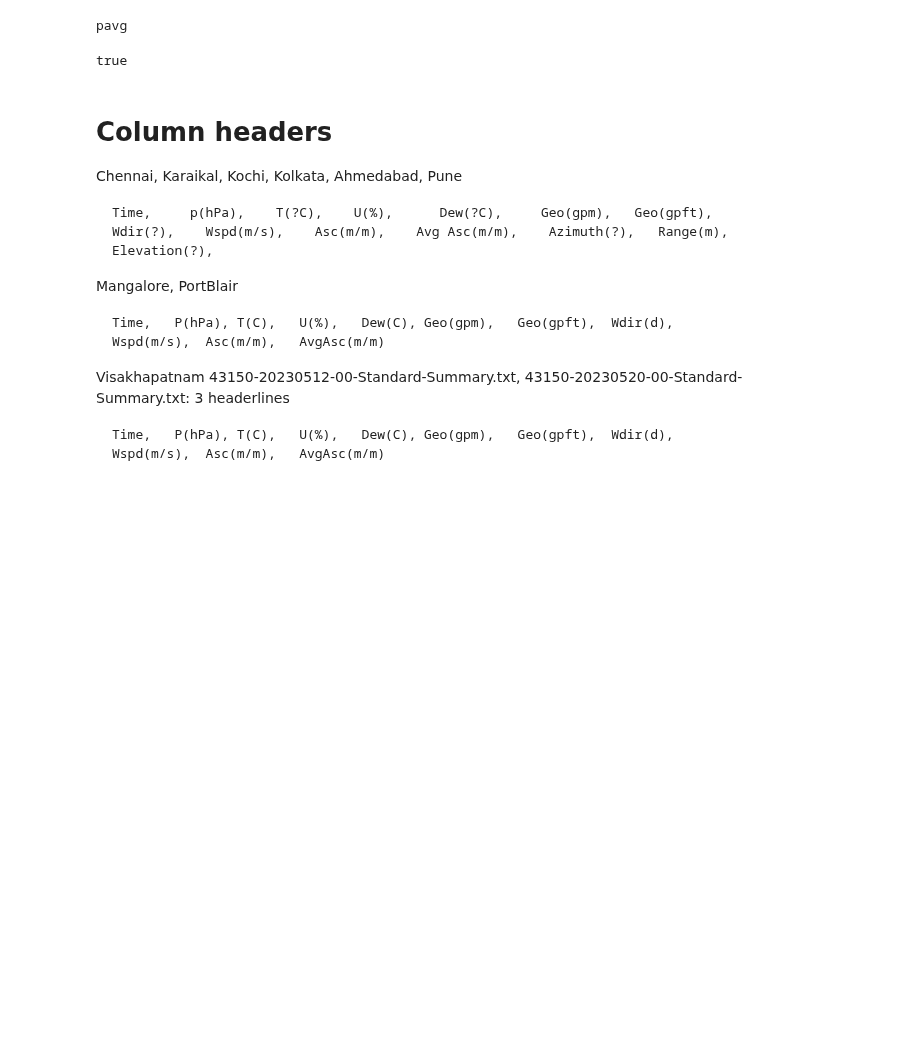
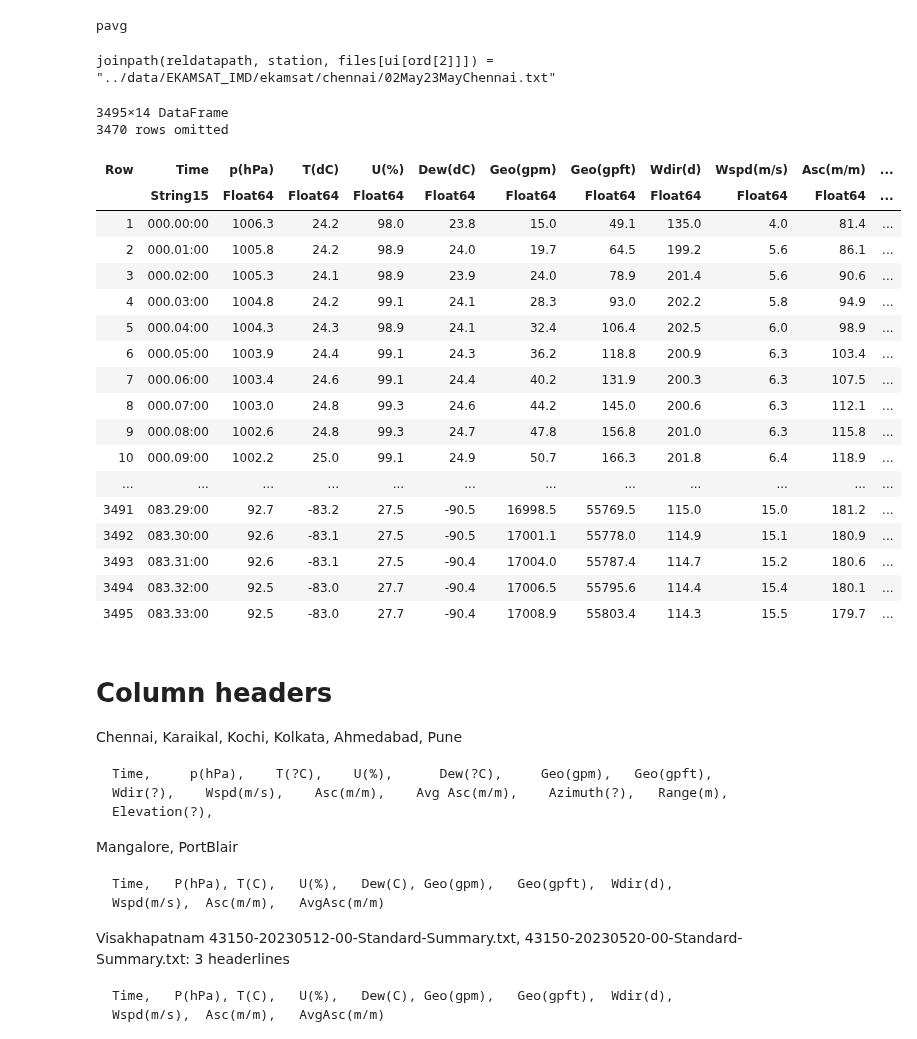
Before and after one commit to deszoeke/ASTRAL-soundings, a Jupyter notebook: src/read_imd_txt.ipynb, the cells around one changed output. Drawn from its saved outputs; the diff is of its cells as text; code cells hidden in the pictures; blank space fills up the shorter version.

Commit message:
now auto headerline detection skips through blank line

```diff
--- a/src/read_imd_txt.ipynb
+++ b/src/read_imd_txt.ipynb
@@ -151,45 +151,74 @@ pavg
 # %%
 # 1 file example
 
-station = lowercase("Ahmedabad")
+station = lowercase("Chennai") # Ahmedabad #2 is MISDA DUE TO SIGNAL FAILED
 files = soundingfiles(station)
 #filter(x -> occursin(r"(?i)(May|Standard).*(\.txt)$(?-i)",x), readdir(joinpath(reldatapath, station) ))
 
 # dt = imd_file_date(files[ui[ord[8]]])
 
 # deduplicate sounding times
 fdt = imd_file_date.(files)
 fdt12 = round.(fdt, Dates.Hour(12))
 ui = uniqueidx(fdt12)
 fdt[ui] # exact datetimes with duplicates removed
 ord = sortperm(fdt[ui]) # guarantees ascending order
 
 # reader functions
 
 
-"number of headerlines"
+"number of headerlines" # no longer needed
 function hdrs( station, file )
     # these visakhapatnam files have fewer headerlines
     bollox = ["43150-20230527-00-Standard-Summary.txt",
               ] # have 3 headerlines
-    alpha = "43150-20230605-00-Standard-Summary.txt" # files later than this have 3 headerlines
+    alpharng = ["43150-20230605-00-Standard-Summary.txt", "43150-20230609-00-Standard-Summary.txt"] # files later than this have 3 headerlines
     (station=="visakhapatnam" && file<alpha && !(file in bollox) ) ? 7 : 3
 end
 
-# single-character replacer
-# handles tabs and \u00b0 degree character °
+"single-character replacer handles tabs and \u00b0 degree character °"
 stripjunk(f) = IOBuffer(replace(read(f), UInt8('\t') => UInt8(' '), UInt16('\u00b0') => UInt8('d')) )
-function read_sonde( station, file; header=hdrs(station,file) )
-    CSV.read( stripjunk(file),
-        DataFrame, header=header, delim=",", stripwhitespace=true, ignorerepeated=true )
+
+"read the file and return a DataFrame"
+# function read_sonde( station, file; header=hdrs(station,file) )
+function read_sonde( file )
+    open( file, "r" ) do io
+        # skip header by reading up through a blank line
+        hdln = readline( io )
+        while !isempty(hdln)
+            hdln = readline( io )
+        end
+        CSV.read( stripjunk( io ),
+            DataFrame, delim=",", stripwhitespace=true, ignorerepeated=true ) # header=header
+    end
 end
 
 # test read
-df = read_sonde( station, joinpath(reldatapath, station, files[ui[ord[2]]]);
-                 header=( station=="visakhapatnam" ? 7 : 3 )      )
-isempty(df)
+@show joinpath(reldatapath, station, files[ui[ord[2]]])
+df = read_sonde( joinpath(reldatapath, station, files[ui[ord[2]]]) )
+df
 # %% [output]
-true
+joinpath(reldatapath, station, files[ui[ord[2]]]) = "../data/EKAMSAT_IMD/ekamsat/chennai/02May23MayChennai.txt"
+3495×14 DataFrame
+3470 rows omitted
+| Row | Time | p(hPa) | T(dC) | U(%) | Dew(dC) | Geo(gpm) | Geo(gpft) | Wdir(d) | Wspd(m/s) | Asc(m/m) | ... |
+|  | String15 | Float64 | Float64 | Float64 | Float64 | Float64 | Float64 | Float64 | Float64 | Float64 | ... |
+| 1 | 000.00:00 | 1006.3 | 24.2 | 98.0 | 23.8 | 15.0 | 49.1 | 135.0 | 4.0 | 81.4 | ... |
+| 2 | 000.01:00 | 1005.8 | 24.2 | 98.9 | 24.0 | 19.7 | 64.5 | 199.2 | 5.6 | 86.1 | ... |
+| 3 | 000.02:00 | 1005.3 | 24.1 | 98.9 | 23.9 | 24.0 | 78.9 | 201.4 | 5.6 | 90.6 | ... |
+| 4 | 000.03:00 | 1004.8 | 24.2 | 99.1 | 24.1 | 28.3 | 93.0 | 202.2 | 5.8 | 94.9 | ... |
+| 5 | 000.04:00 | 1004.3 | 24.3 | 98.9 | 24.1 | 32.4 | 106.4 | 202.5 | 6.0 | 98.9 | ... |
+| 6 | 000.05:00 | 1003.9 | 24.4 | 99.1 | 24.3 | 36.2 | 118.8 | 200.9 | 6.3 | 103.4 | ... |
+| 7 | 000.06:00 | 1003.4 | 24.6 | 99.1 | 24.4 | 40.2 | 131.9 | 200.3 | 6.3 | 107.5 | ... |
+| 8 | 000.07:00 | 1003.0 | 24.8 | 99.3 | 24.6 | 44.2 | 145.0 | 200.6 | 6.3 | 112.1 | ... |
+| 9 | 000.08:00 | 1002.6 | 24.8 | 99.3 | 24.7 | 47.8 | 156.8 | 201.0 | 6.3 | 115.8 | ... |
+| 10 | 000.09:00 | 1002.2 | 25.0 | 99.1 | 24.9 | 50.7 | 166.3 | 201.8 | 6.4 | 118.9 | ... |
+| ... | ... | ... | ... | ... | ... | ... | ... | ... | ... | ... | ... |
+| 3491 | 083.29:00 | 92.7 | -83.2 | 27.5 | -90.5 | 16998.5 | 55769.5 | 115.0 | 15.0 | 181.2 | ... |
+| 3492 | 083.30:00 | 92.6 | -83.1 | 27.5 | -90.5 | 17001.1 | 55778.0 | 114.9 | 15.1 | 180.9 | ... |
+| 3493 | 083.31:00 | 92.6 | -83.1 | 27.5 | -90.4 | 17004.0 | 55787.4 | 114.7 | 15.2 | 180.6 | ... |
+| 3494 | 083.32:00 | 92.5 | -83.0 | 27.7 | -90.4 | 17006.5 | 55795.6 | 114.4 | 15.4 | 180.1 | ... |
+| 3495 | 083.33:00 | 92.5 | -83.0 | 27.7 | -90.4 | 17008.9 | 55803.4 | 114.3 | 15.5 | 179.7 | ... |
 # %% [markdown]
 # Column headers
 
```
Also changed, not shown: parts of 4 cells of this notebook, 10 other files.
